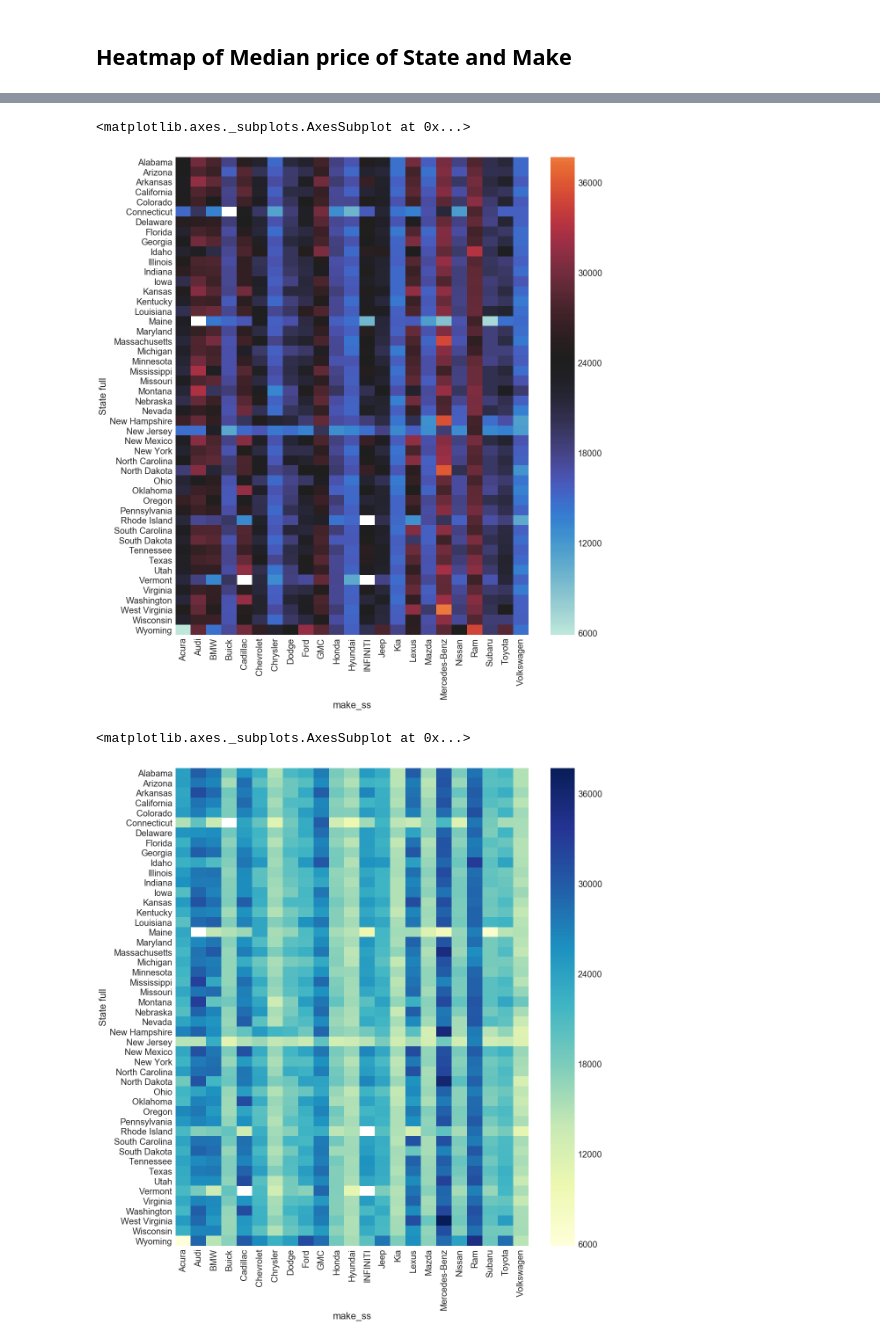
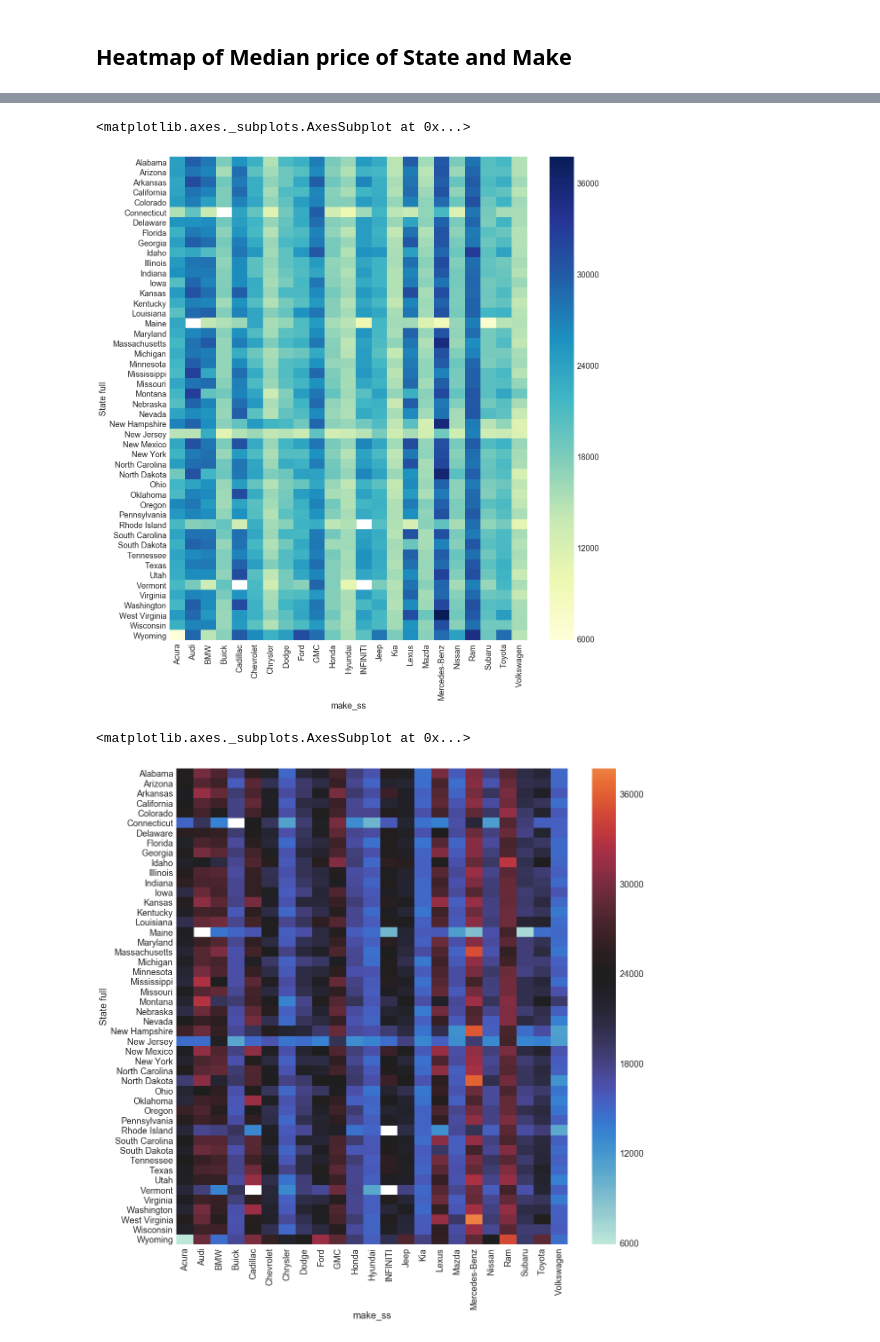
Before and after one commit to bellinsd/Klunker-Blue-Book, a Jupyter notebook: Scripts/Car Prices by state.ipynb, the cells around one changed output, grey strips where cells are left out. Cells and saved outputs as stored; diff of their text form; code cells hidden in the pictures.

```diff
--- a/Scripts/Car Prices by state.ipynb
+++ b/Scripts/Car Prices by state.ipynb
@@ -227,3 +257,5 @@ sns.barplot(x="price_fs", y="State full", data=honda, label="Median")
+# %%
+sns.set(font_scale=2, rc={'figure.figsize':(18, 18)})
 # %%
 suv = df[(df["vehicle_type_ss"] == "SUV")]
 suv = pd.DataFrame(suv.groupby('State full').median())
@@ -278,3 +390,8 @@ statemake = pd.DataFrame(df.groupby(['State full', 'make_ss']).mean())
 statemake = statemake.reset_index()
 # %% [markdown]
 ## Heatmap of Median price of State and Make
+# %%
+sns.set(style="whitegrid", font_scale=1.8)
+f, ax = plt.subplots(figsize=(18, 18))
+heaty = statemake.pivot("State full", "make_ss", "price_fs")
+sns.heatmap(heaty, cmap="PiYG")#center=heaty.loc["Alabama", "Acura"])
@@ -281,16 +401,16 @@ statemake = statemake.reset_index()
 # %%
-sns.set(style="whitegrid", font_scale=2)
+sns.set(style="whitegrid", font_scale=1.8)
 f, ax = plt.subplots(figsize=(18, 20))
 heaty = statemake.pivot("State full", "make_ss", "price_fs")
-sns.heatmap(heaty, center=heaty.loc["Alabama", "Acura"])#cmap="YlGnBu")
+sns.heatmap(heaty, cmap="YlGnBu")
 # %% [output]
 <matplotlib.axes._subplots.AxesSubplot at 0x...>
-[figure, old version]
+[figure, new version]
 # %%
-sns.set(style="whitegrid", font_scale=2)
-f, ax = plt.subplots(figsize=(18, 20))
+sns.set(style="whitegrid", font_scale=1.8)
+f, ax = plt.subplots(figsize=(18, 18))
 heaty = statemake.pivot("State full", "make_ss", "price_fs")
-sns.heatmap(heaty, cmap="YlGnBu")
+sns.heatmap(heaty, center=24000)
 # %% [output]
 <matplotlib.axes._subplots.AxesSubplot at 0x...>
-[figure, old version]
+[figure, new version]
```
Also changed, not shown: parts of 12 cells of this notebook.
